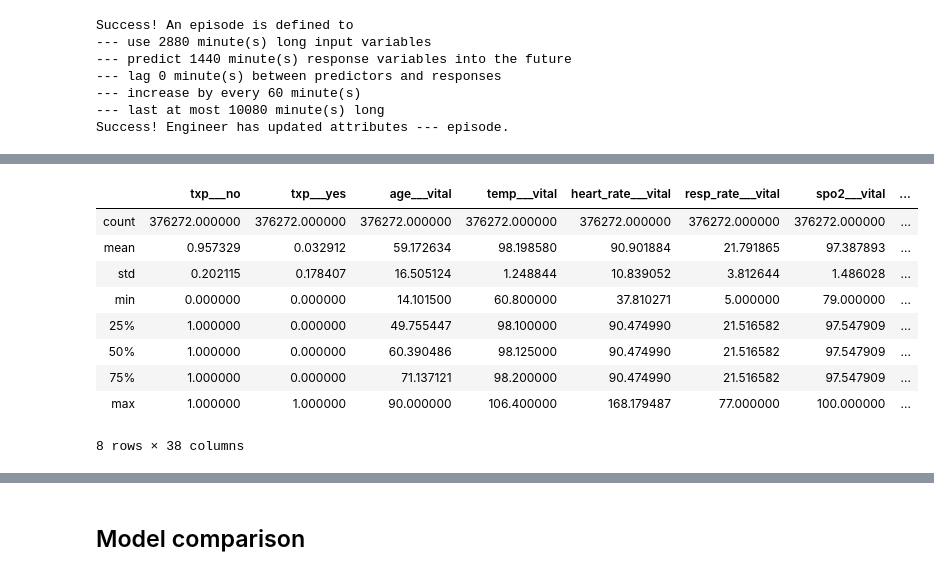
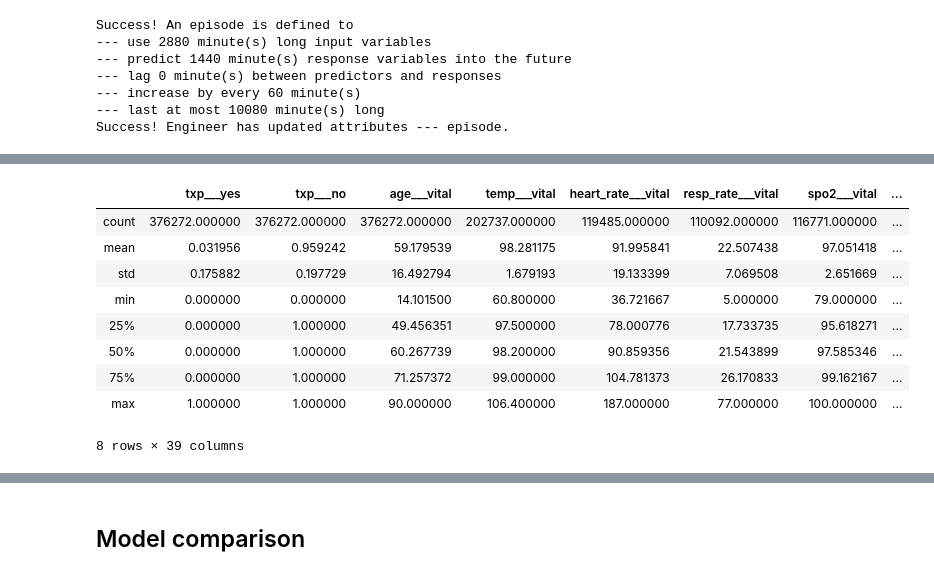
Before and after one commit to JiaxingQiu/FAIRStream, a Jupyter notebook: FAIRStream/tutorial_case6.ipynb, the cells around one changed output, grey strips where cells are left out. Cells and saved outputs as stored; diff of their text form; code cells hidden in the pictures.

```diff
--- a/FAIRStream/tutorial_case6.ipynb
+++ b/FAIRStream/tutorial_case6.ipynb
@@ -112,18 +113,18 @@ bsi_stream.engineer.info()
 
 ------------------------ test_df / test_df_imputed shape ----------------------
 # %%
-bsi_stream.engineer.train_df_imputed.describe()
+bsi_stream.engineer.train_df.describe()
 # %% [output]
-|  | txp___no | txp___yes | age___vital | temp___vital | heart_rate___vital | resp_rate___vital | spo2___vital | ... |
-| count | 376272.000000 | 376272.000000 | 376272.000000 | 376272.000000 | 376272.000000 | 376272.000000 | 376272.000000 | ... |
-| mean | 0.957329 | 0.032912 | 59.172634 | 98.198580 | 90.901884 | 21.791865 | 97.387893 | ... |
-| std | 0.202115 | 0.178407 | 16.505124 | 1.248844 | 10.839052 | 3.812644 | 1.486028 | ... |
-| min | 0.000000 | 0.000000 | 14.101500 | 60.800000 | 37.810271 | 5.000000 | 79.000000 | ... |
-| 25% | 1.000000 | 0.000000 | 49.755447 | 98.100000 | 90.474990 | 21.516582 | 97.547909 | ... |
-| 50% | 1.000000 | 0.000000 | 60.390486 | 98.125000 | 90.474990 | 21.516582 | 97.547909 | ... |
-| 75% | 1.000000 | 0.000000 | 71.137121 | 98.200000 | 90.474990 | 21.516582 | 97.547909 | ... |
-| max | 1.000000 | 1.000000 | 90.000000 | 106.400000 | 168.179487 | 77.000000 | 100.000000 | ... |
+|  | txp___yes | txp___no | age___vital | temp___vital | heart_rate___vital | resp_rate___vital | spo2___vital | ... |
+| count | 376272.000000 | 376272.000000 | 376272.000000 | 202737.000000 | 119485.000000 | 110092.000000 | 116771.000000 | ... |
+| mean | 0.031956 | 0.959242 | 59.179539 | 98.281175 | 91.995841 | 22.507438 | 97.051418 | ... |
+| std | 0.175882 | 0.197729 | 16.492794 | 1.679193 | 19.133399 | 7.069508 | 2.651669 | ... |
+| min | 0.000000 | 0.000000 | 14.101500 | 60.800000 | 36.721667 | 5.000000 | 79.000000 | ... |
+| 25% | 0.000000 | 1.000000 | 49.456351 | 97.500000 | 78.000776 | 17.733735 | 95.618271 | ... |
+| 50% | 0.000000 | 1.000000 | 60.267739 | 98.200000 | 90.859356 | 21.543899 | 97.585346 | ... |
+| 75% | 0.000000 | 1.000000 | 71.257372 | 99.000000 | 104.781373 | 26.170833 | 99.162167 | ... |
+| max | 1.000000 | 1.000000 | 90.000000 | 106.400000 | 187.000000 | 77.000000 | 100.000000 | ... |
-8 rows × 38 columns
+8 rows × 39 columns
 # %%
 df = bsi_stream.engineer.train_df
 for col in df.columns:
```
Also changed, not shown: parts of 22 cells of this notebook.
